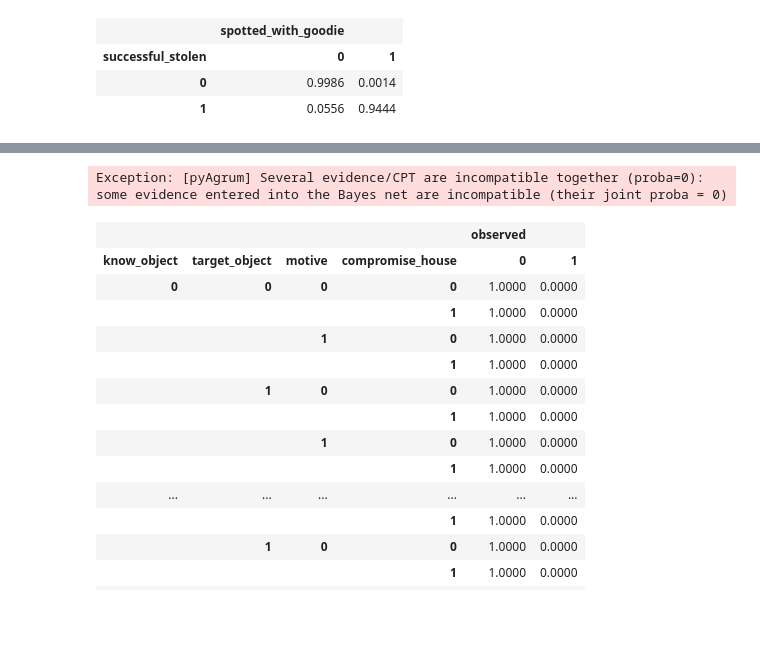
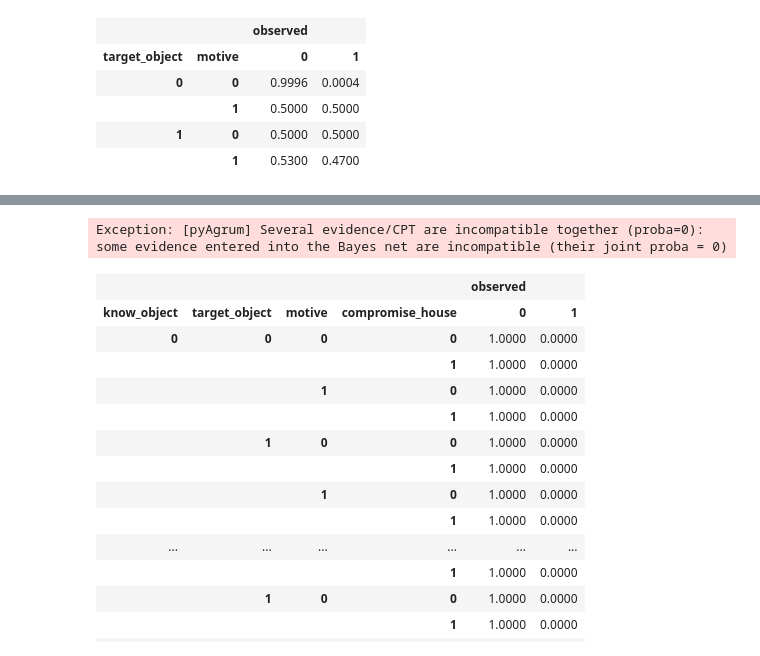
Before and after one commit to aludi/evaluatingScenarioBNs2023, a Jupyter notebook: BayesianJupyter.ipynb, the cells around one changed output, grey strips where cells are left out. Cells and saved outputs as stored; diff of their text form; code cells hidden in the pictures; blank space fills up the shorter version.

```diff
--- a/BayesianJupyter.ipynb
+++ b/BayesianJupyter.ipynb
@@ -24,11 +24,14 @@ gnb.showInference(bnK2,evs={})
 gim.exportInference(bnK2, "BayesNets/K2BN.pdf", evs={})
 # %% [output]
 [drawing not drawn]
-# %%
-bnK2.cpt("spotted_with_goodie")
-# %% [output]
-|  | spotted_with_goodie |  |
-| successful_stolen | 0 | 1 |
-| 0 | 0.9986 | 0.0014 |
-| 1 | 0.0556 | 0.9444 |
+# %%
+bnK2.cpt("observed")
+#bnK2.cpt("E_s_spotted_with_goodie")
+# %% [output]
+|  |  | observed |  |
+| target_object | motive | 0 | 1 |
+| 0 | 0 | 0.9996 | 0.0004 |
+|  | 1 | 0.5000 | 0.5000 |
+| 1 | 0 | 0.5000 | 0.5000 |
+|  | 1 | 0.5300 | 0.4700 |
 # %%
```
Also changed, not shown: parts of 3 cells of this notebook, 13 other files.
